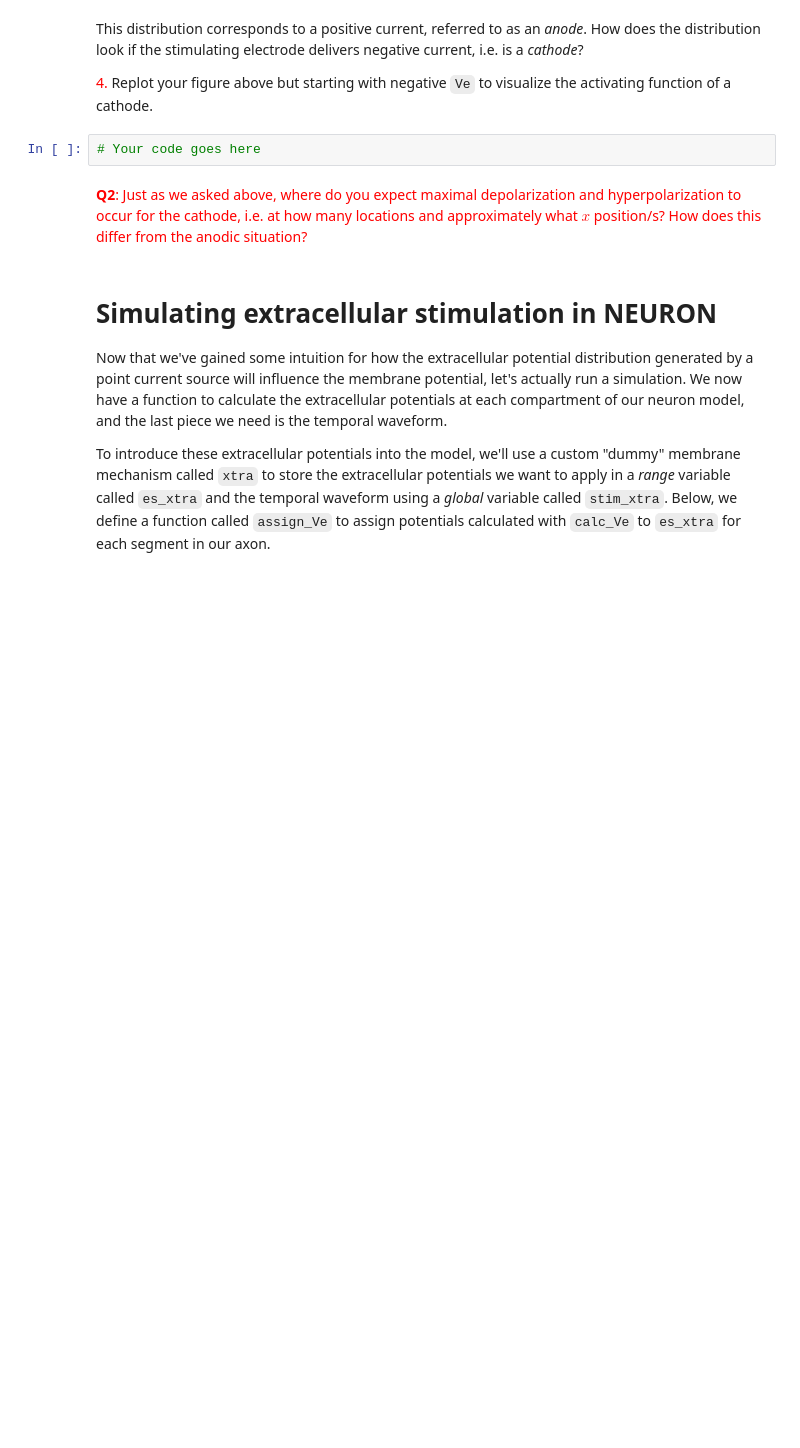
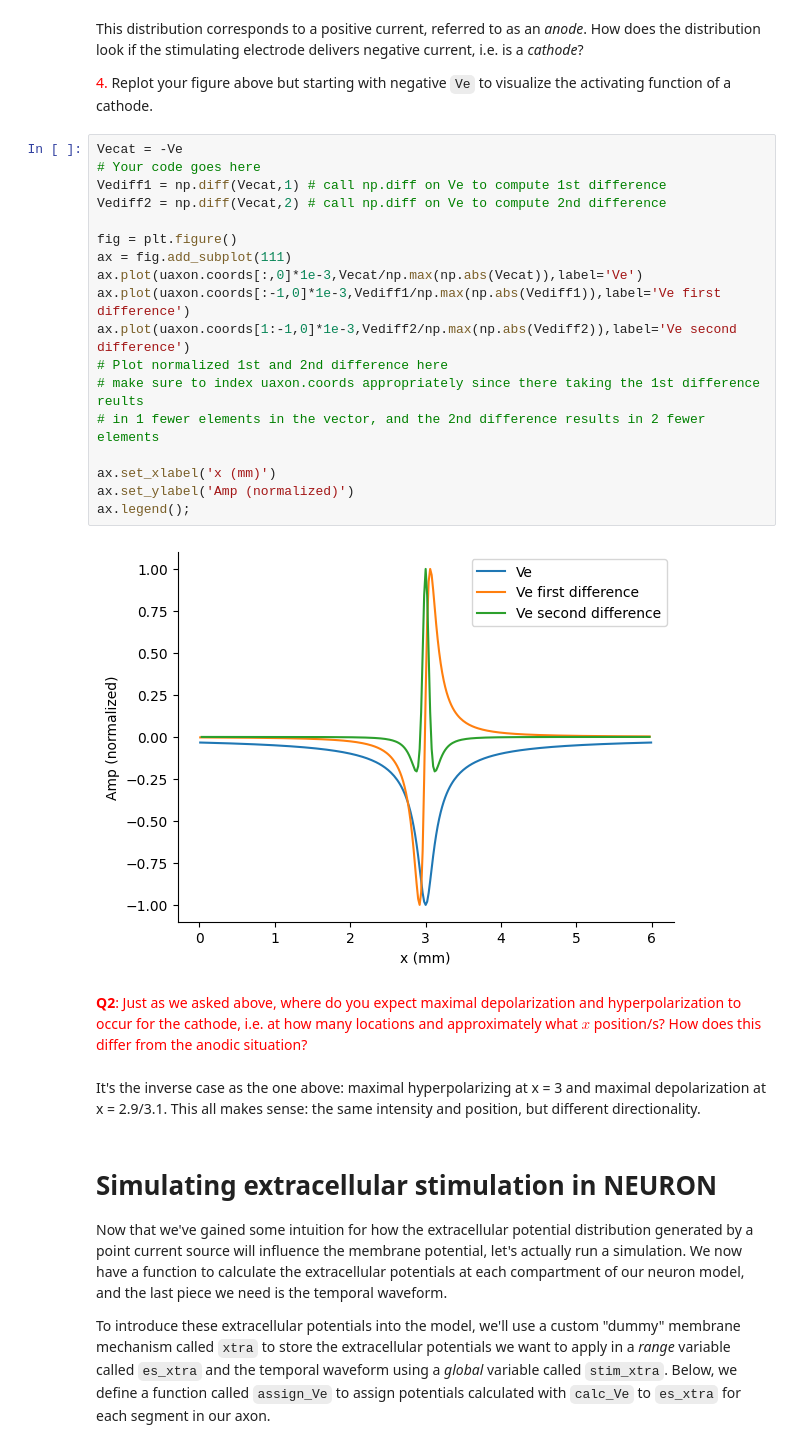
Before and after one commit to lw-miles24/12-CompModNervSys-ExtracellularStim, a Jupyter notebook: CompModNervSys_exercise12.ipynb, the cells around one changed output. Saved outputs shown, nothing was run; the diff lists cells and outputs as text; blank space fills up the shorter version.

```diff
--- a/CompModNervSys_exercise12.ipynb
+++ b/CompModNervSys_exercise12.ipynb
@@ -164,12 +204,32 @@ Where do you expect maximal depolarization and hyperpolarization to occur for th
 This distribution corresponds to a positive current, referred to as an *anode*. How does the distribution look if the stimulating electrode delivers negative current, i.e. is a *cathode*?
 
 <font color='red'> 4. </font> Replot your figure above but starting with negative `Ve` to visualize the activating function of a cathode.
-# %%
-# Your code goes here
+# %%
+Vecat = -Ve
+# Your code goes here
+Vediff1 = np.diff(Vecat,1) # call np.diff on Ve to compute 1st difference
+Vediff2 = np.diff(Vecat,2) # call np.diff on Ve to compute 2nd difference
+
+fig = plt.figure()
+ax = fig.add_subplot(111)
+ax.plot(uaxon.coords[:,0]*1e-3,Vecat/np.max(np.abs(Vecat)),label='Ve')
+ax.plot(uaxon.coords[:-1,0]*1e-3,Vediff1/np.max(np.abs(Vediff1)),label='Ve first difference')
+ax.plot(uaxon.coords[1:-1,0]*1e-3,Vediff2/np.max(np.abs(Vediff2)),label='Ve second difference')
+# Plot normalized 1st and 2nd difference here
+# make sure to index uaxon.coords appropriately since there taking the 1st difference reults
+# in 1 fewer elements in the vector, and the 2nd difference results in 2 fewer elements
+
+ax.set_xlabel('x (mm)')
+ax.set_ylabel('Amp (normalized)')
+ax.legend();
+# %% [output]
+[figure, added]
 # %% [markdown]
 <font color='red'>**Q2**:
 Just as we asked above, where do you expect maximal depolarization and hyperpolarization to occur for the cathode, i.e. at how many locations and approximately what $x$ position/s? How does this differ from the anodic situation?
 </font>
+# %% [markdown]
+It's the inverse case as the one above: maximal hyperpolarizing at x = 3 and maximal depolarization at x = 2.9/3.1. This all makes sense: the same intensity and position, but different directionality.
 # %% [markdown]
 # Simulating extracellular stimulation in NEURON
 
```
Also changed, not shown: parts of 10 cells of this notebook.
